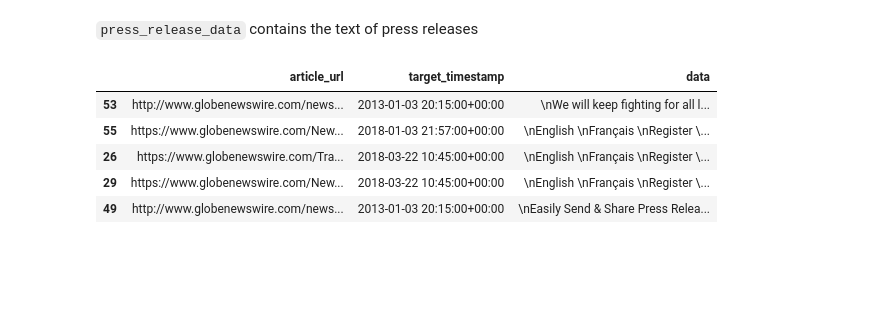
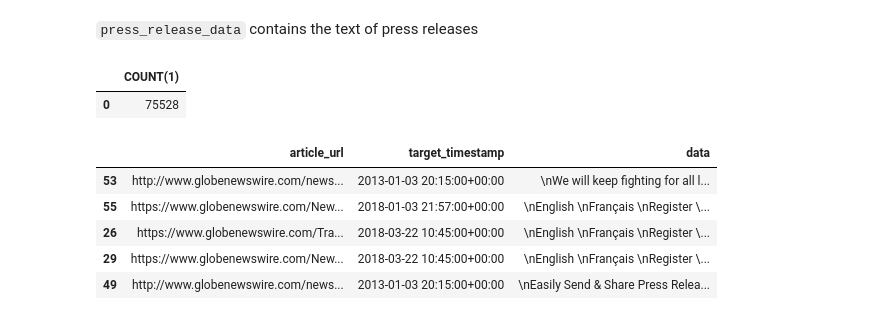
Before and after one commit to alex2awesome/press-releases-emnlp, a Jupyter notebook: 2024-05-28__demo.ipynb, the cells around one changed output. Drawn from its saved outputs; the diff is of its cells as text; code cells hidden in the pictures; blank space fills up the shorter version.

```diff
--- a/2024-05-28__demo.ipynb
+++ b/2024-05-28__demo.ipynb
@@ -104,6 +179,11 @@ pd.read_sql("SELECT canonical_domain, canonical_timestamp, article_text from art
 | 4 | https://www.washingtonpost.com/bu... | 2012-02-04 02:57:17+00:00 | var siteContext = '/rw/sites/twpw... |
 # %% [markdown]
 `press_release_data` contains the text of press releases
+# %%
+pd.read_sql("SELECT COUNT(1) from press_release_data", con=con)
+# %% [output]
+|  | COUNT(1) |
+| 0 | 75528 |
 # %%
 pd.read_sql("SELECT article_url, target_timestamp, data from press_release_data limit 100", con=con).drop_duplicates('data').sample(5)
 # %% [output]
```
Also changed, not shown: parts of 9 cells of this notebook, 3 other files.
